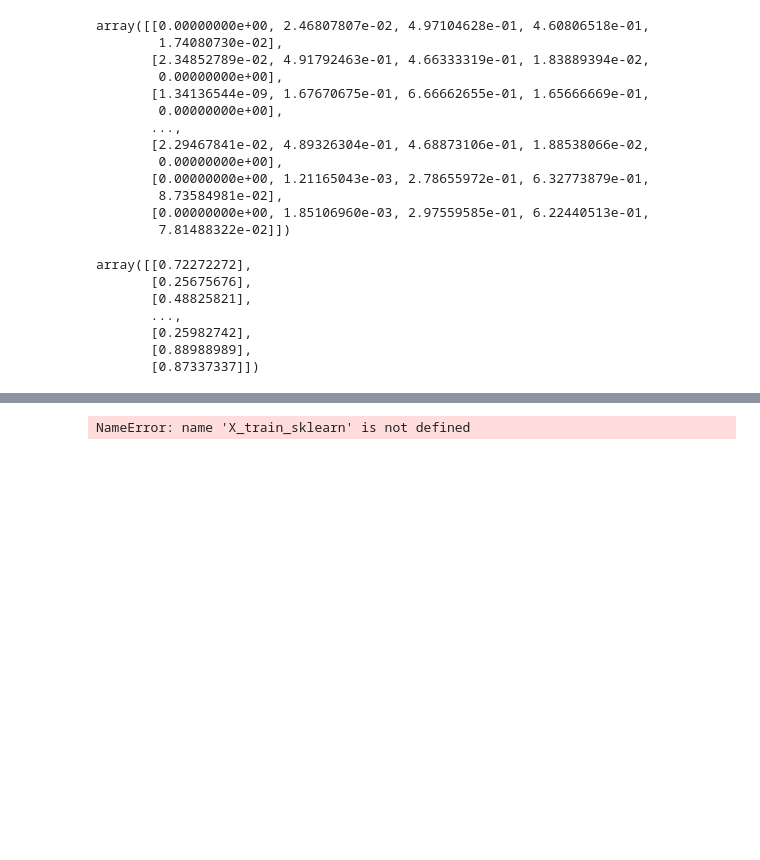
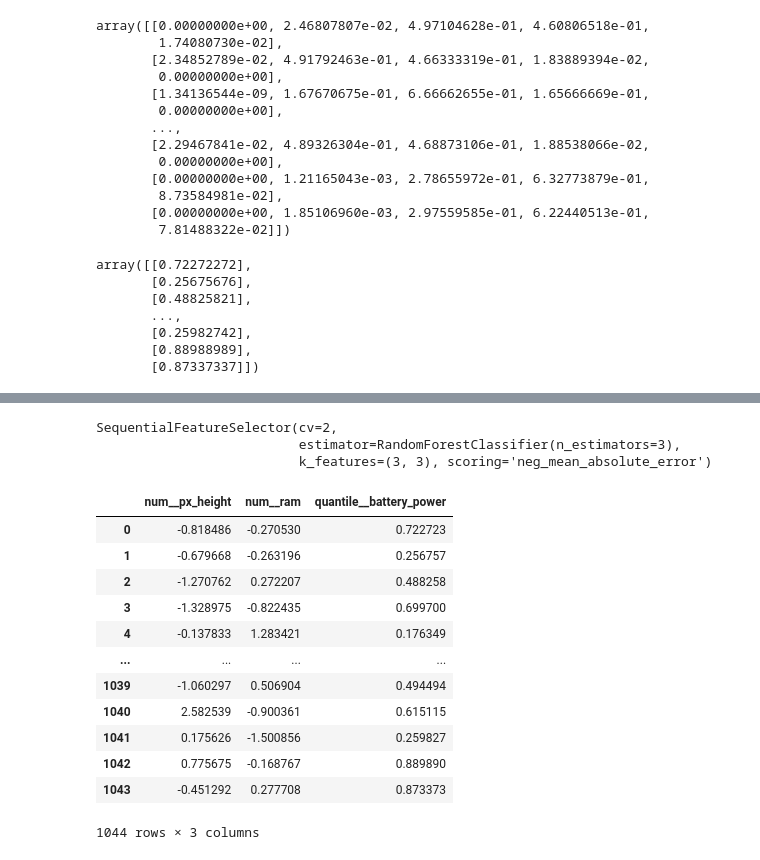
Before and after one commit to Alexandr-Fenske/IIS-lab1, a Jupyter notebook: research/research.ipynb, the cells around one changed output, grey strips where cells are left out. Drawn from its saved outputs; the diff is of its cells as text; code cells hidden in the pictures; blank space fills up the shorter version.

```diff
--- a/research/research.ipynb
+++ b/research/research.ipynb
@@ -340,8 +511,32 @@ assert (run.info.status =='FINISHED')
 # %%
 from mlxtend.feature_selection import SequentialFeatureSelector
-#from sklearn.feature_selection import SequentialFeatureSelector
-
-selected_features_sfs = X_train_sklearn.loc[:, sfs.k_feature_names_]
-selected_features_sfs
-# %% [output]
-NameError: name 'X_train_sklearn' is not defined
+# %%
+sfs = SequentialFeatureSelector(RandomForestClassifier(n_estimators=3),
+                                k_features=3,
+                                forward=True,
+                                floating=False, # True to drop selected features
+                                scoring='neg_mean_absolute_error',
+                                cv=2)
+
+sfs.fit(X_train_fe_sklearn,y_train)
+# %% [output]
+SequentialFeatureSelector(cv=2,
+                          estimator=RandomForestClassifier(n_estimators=3),
+                          k_features=(3, 3), scoring='neg_mean_absolute_error')
+# %%
+selected_features_sfs = X_train_fe_sklearn.loc[:, sfs.k_feature_names_]
+selected_features_sfs
+# %% [output]
+|  | num__px_height | num__ram | quantile__battery_power |
+| 0 | -0.818486 | -0.270530 | 0.722723 |
+| 1 | -0.679668 | -0.263196 | 0.256757 |
+| 2 | -1.270762 | 0.272207 | 0.488258 |
+| 3 | -1.328975 | -0.822435 | 0.699700 |
+| 4 | -0.137833 | 1.283421 | 0.176349 |
+| ... | ... | ... | ... |
+| 1039 | -1.060297 | 0.506904 | 0.494494 |
+| 1040 | 2.582539 | -0.900361 | 0.615115 |
+| 1041 | 0.175626 | -1.500856 | 0.259827 |
+| 1042 | 0.775675 | -0.168767 | 0.889890 |
+| 1043 | -0.451292 | 0.277708 | 0.873373 |
+1044 rows × 3 columns
```
Also changed, not shown: parts of 29 cells of this notebook.
